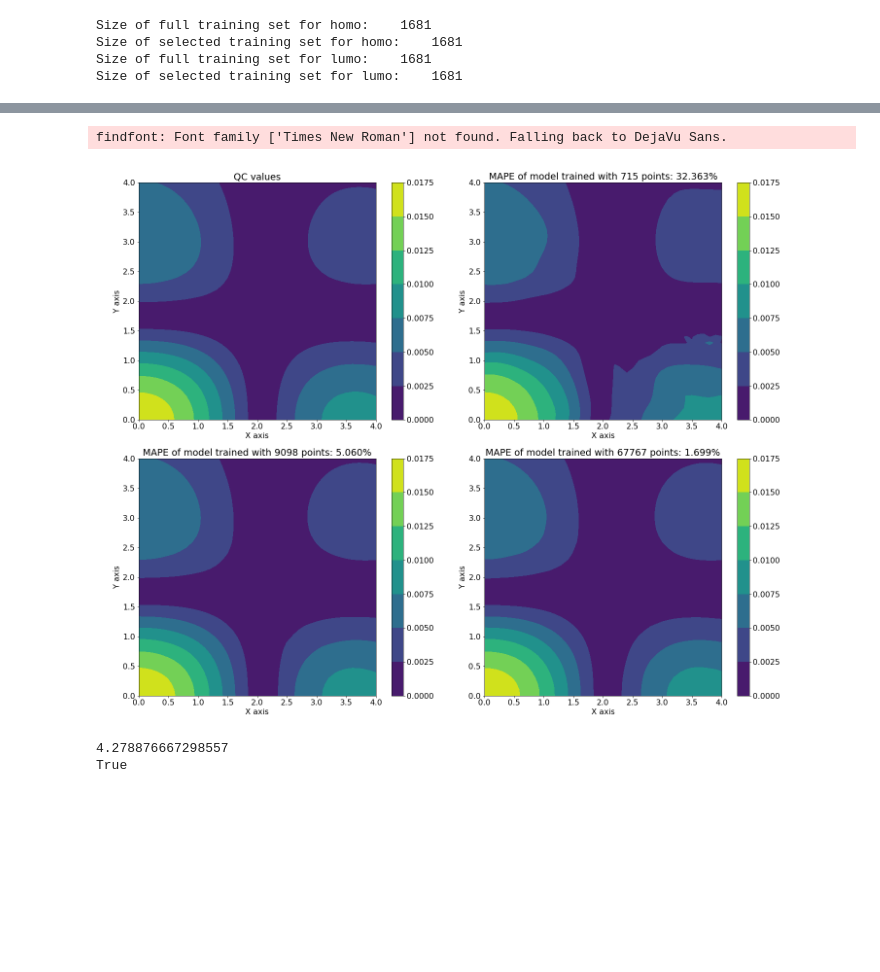
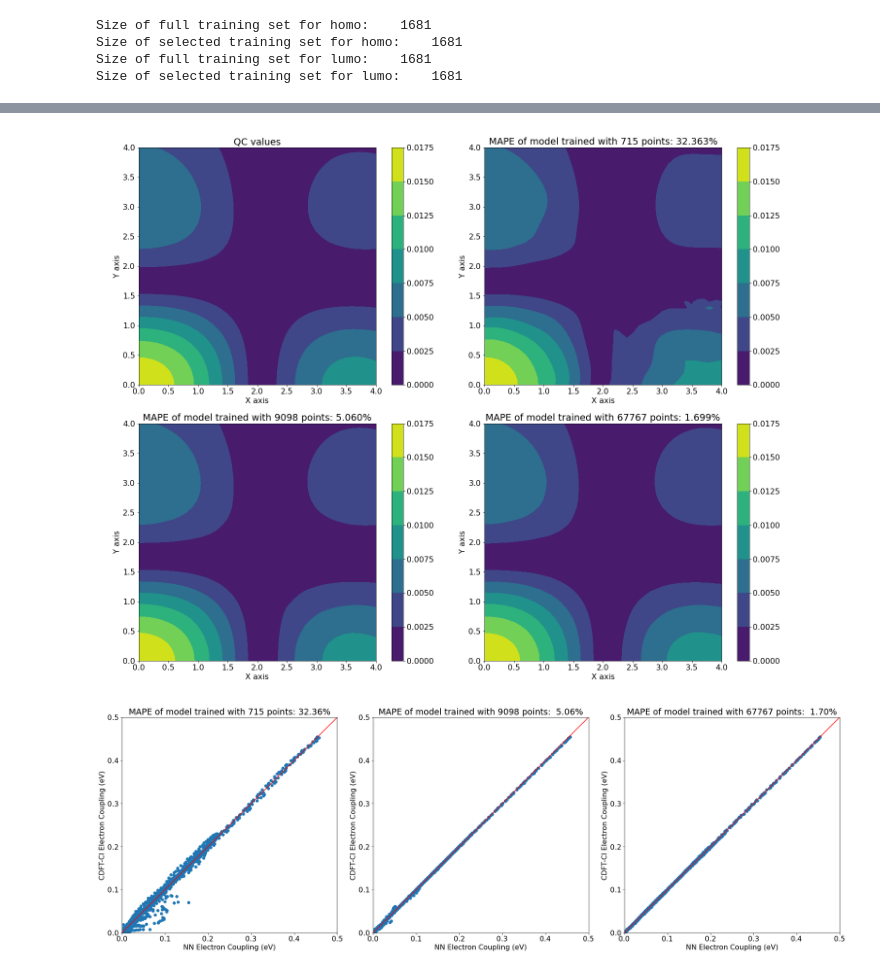
Before and after one commit to dgg95223/ML_Coupling, a Jupyter notebook: plot_2d_pretrained.ipynb, the cells around one changed output, grey strips where cells are left out. Drawn from its saved outputs; the diff is of its cells as text; code cells hidden in the pictures; blank space fills up the shorter version.

Commit message:
add plots

```diff
--- a/plot_2d_pretrained.ipynb
+++ b/plot_2d_pretrained.ipynb
@@ -202,7 +201,7 @@ ax2[0,1].set_title('MAPE of model trained with 715 points: %5.3f%%'%error_ho1)
 ax2[0,1].set_xlabel('X axis')
 ax2[0,1].set_ylabel('Y axis')
 
-a2a3= ax2[1,0].contourf(x,y, Z2.T)
+a3= ax2[1,0].contourf(x,y, Z2.T)
 ax2[1,0].set_aspect('equal')
 ax2[1,0].set_title('MAPE of model trained with 9098 points: %5.3f%%'%error_ho2)
 ax2[1,0].set_xlabel('X axis')
@@ -224,7 +223,6 @@ plt.tight_layout()
 
 plt.savefig('2d_pred_model.png', transparent=False)
 # %% [output]
-findfont: Font family ['Times New Roman'] not found. Falling back to DejaVu Sans.
 [figure]
 # %%
 import ML_Coupling.tools as tool
@@ -282,8 +231,48 @@ def check_close_mol(xyz1, xyz2):
 path1='./test/nat1.xyz'
 path2='./test/nat2.xyz'
-# %%
-a=check_close_mol(path1,path2)
-print(a)
-# %% [output]
-4.278876667298557
-True
+# %%
+import matplotlib.pyplot as plt
+# plotting
+x1 = pred_ho1
+x2 = pred_ho2
+x3 = pred_ho4
+
+y1 = np.exp(-train_c_homo) * 27.211
+y2 = train_c_lumo
+x0 = [0,1.25]
+y0 = [0,1.25]
+
+fig, ax = plt.subplots(1,3,figsize=(24,8))
+plt.rcParams.update({'font.size':16})
+
+ax[0].scatter(x1 * 27.211,y1)
+ax[0].plot(x0,y0, color='r')
+ax[0].set_xlim(0,0.5)
+ax[0].set_ylim(0,0.5)
+ax[0].set_xlabel('NN Electron Coupling (eV)')
+ax[0].set_ylabel('CDFT-CI Electron Coupling (eV)')
+ax[0].set_title('MAPE of model trained with 715 points: %5.2f%%'%error_ho1)
+ax[0].set_aspect('equal')
+
+ax[1].scatter(x2 * 27.211,y1)
+ax[1].plot(x0,y0, color='r')
+ax[1].set_xlim(0,0.5)
+ax[1].set_ylim(0,0.5)
+ax[1].set_xlabel('NN Electron Coupling (eV)')
+ax[1].set_ylabel('CDFT-CI Electron Coupling (eV)')
+ax[1].set_title('MAPE of model trained with 9098 points: %5.2f%%'%error_ho2)
+ax[1].set_aspect('equal')
+
+ax[2].scatter(x3 * 27.211,y1)
+ax[2].plot(x0,y0, color='r')
+ax[2].set_xlim(0,0.5)
+ax[2].set_ylim(0,0.5)
+ax[2].set_xlabel('NN Electron Coupling (eV)')
+ax[2].set_ylabel('CDFT-CI Electron Coupling (eV)')
+ax[2].set_title('MAPE of model trained with 67767 points: %5.2f%%'%error_ho4)
+ax[2].set_aspect('equal')
+plt.tight_layout()
+
+plt.savefig('error_model.png', transparent=False)
+# %% [output]
+[figure, added]
```
Also changed, not shown: parts of 7 cells of this notebook, 4 other files.
